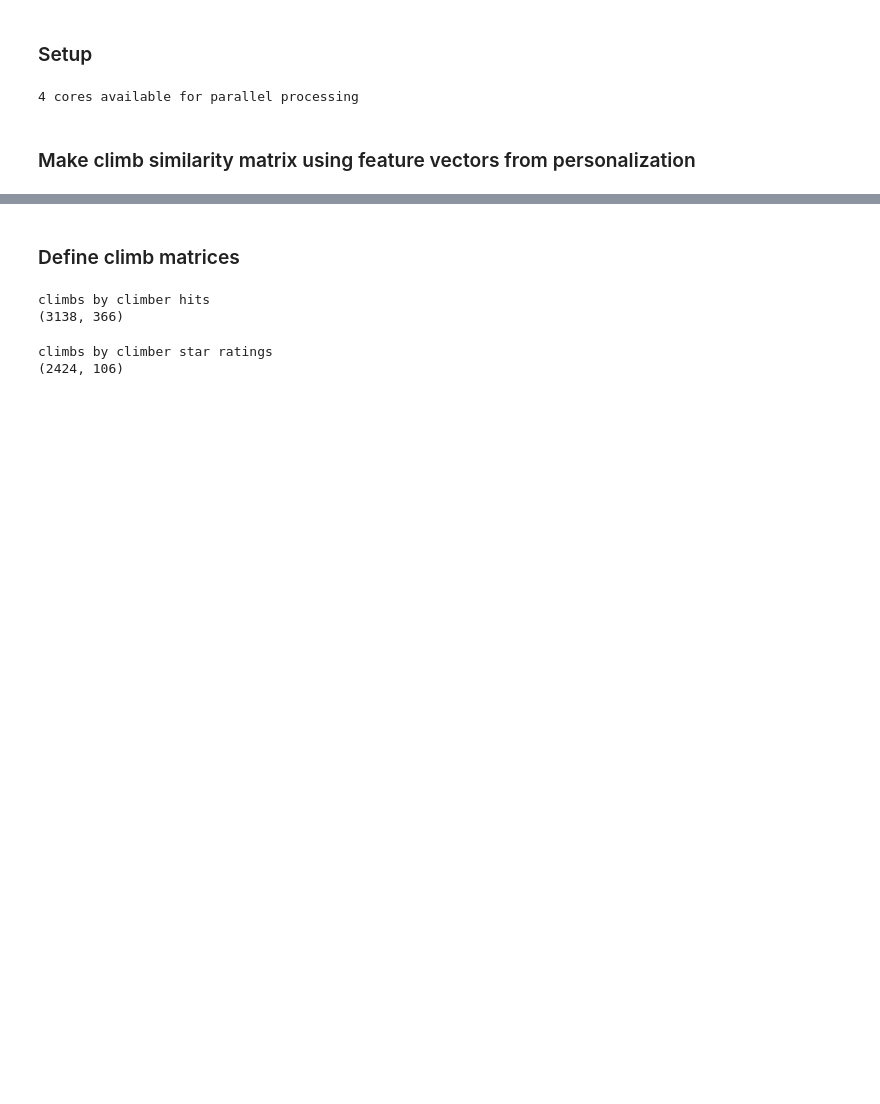
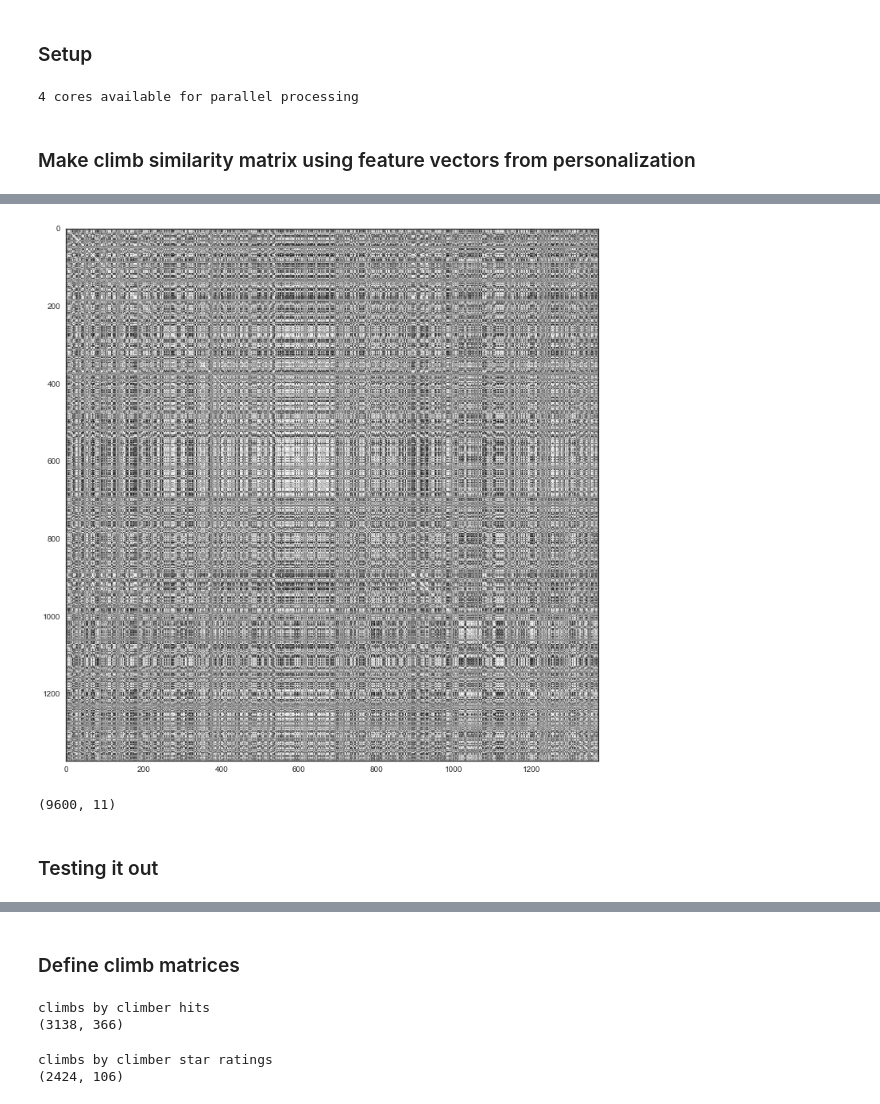
Before and after one commit to askerry/cragcrunch, a Jupyter notebook: Notebook 7. Clustering and Reduction.ipynb, the cells around one changed output, grey strips where cells are left out. Saved outputs shown, nothing was run; the diff lists cells and outputs as text; code cells hidden in the pictures; blank space fills up the shorter version.

```diff
--- a/Notebook 7. Clustering and Reduction.ipynb
+++ b/Notebook 7. Clustering and Reduction.ipynb
@@ -61,0 +81,6 @@ load in final climb X matrix
+# %%
+plt.figure(figsize=[12,12])
+plt.imshow(sim_red)
+plt.show()
+# %% [output]
+[figure, added]
@@ -61,0 +96,4 @@ load in final climb X matrix
+# %%
+simpreds.shape
+# %% [output]
+(9600, 11)
@@ -61,0 +105,2 @@ load in final climb X matrix
+# %% [markdown]
+### Testing it out
```
Also changed, not shown: parts of 11 cells of this notebook, 23 other files.
